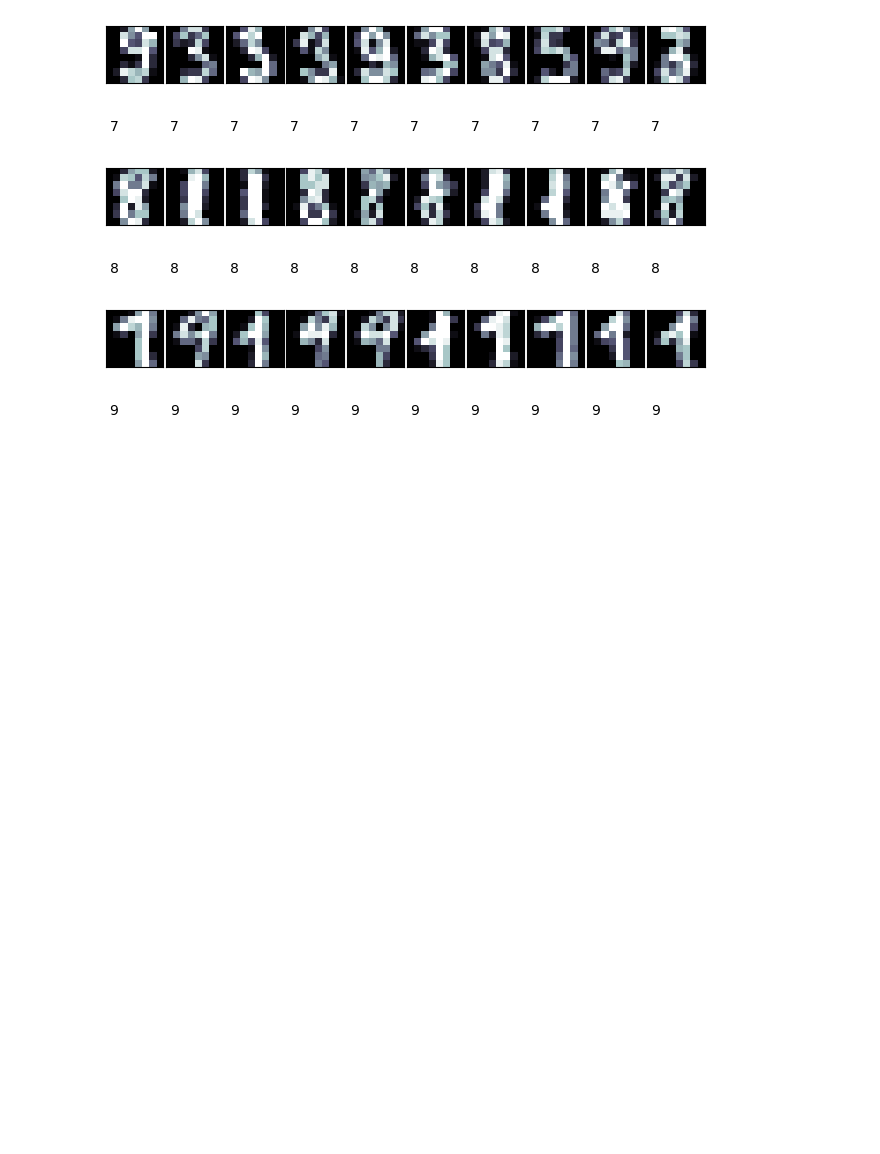
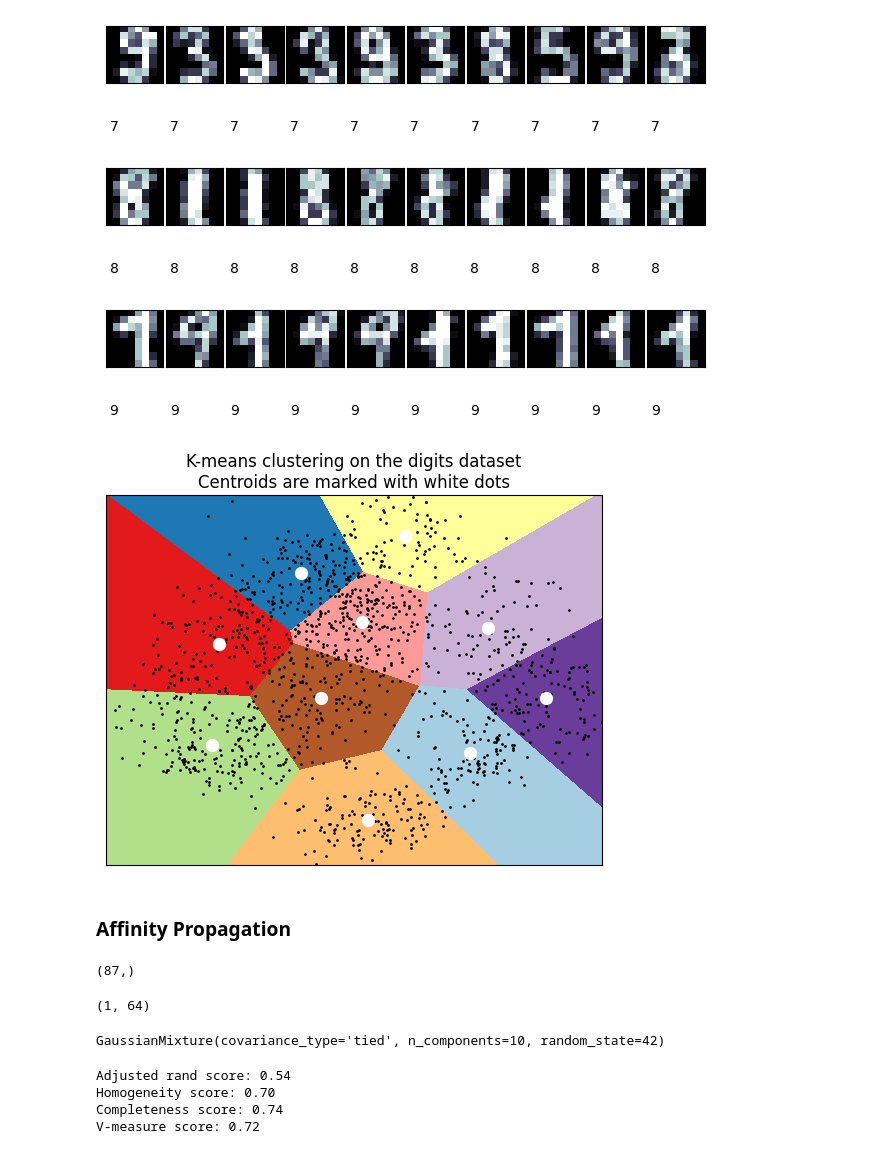
Before and after one commit to PhalHuon/image_recognition, a Jupyter notebook: code/img_recog.ipynb, the cells around one changed output. Cells and saved outputs as stored; diff of their text form; code cells hidden in the pictures; blank space fills up the shorter version.

```diff
--- a/code/img_recog.ipynb
+++ b/code/img_recog.ipynb
@@ -144,3 +144,83 @@ for i in range(10):
 [figure]
 [figure]
 [figure]
+# %%
+from sklearn import decomposition
+pca = decomposition.PCA(n_components=2).fit(X_train)
+reduced_X_train = pca.transform(X_train)
+
+h = 0.01
+x_min, x_max = reduced_X_train[:,0].min() + 1, reduced_X_train[:,0].max() - 1
+
+y_min, y_max = reduced_X_train[:, 1].min() + 1, reduced_X_train[:, 1].max() - 1
+
+xx, yy = np.meshgrid(np.arange(x_min, x_max, h),
+np.arange(y_min, y_max, h))
+
+kmeans = KMeans(init='k-means++', n_clusters=n_digits,
+n_init=10)
+# %%
+kmeans.fit(reduced_X_train)
+Z = kmeans.predict(np.c_[xx.ravel(), yy.ravel()])
+Z = Z.reshape(xx.shape)
+plt.figure(1)
+plt.clf()
+plt.imshow(Z, interpolation='nearest',
+            extent=(xx.min(), xx.max(), yy.min(),
+            yy.max()), cmap=plt.cm.Paired, aspect='auto', origin='lower')
+plt.plot(reduced_X_train[:, 0], reduced_X_train[:, 1], 'k.',markersize=2)
+
+centroids = kmeans.cluster_centers_
+plt.scatter(centroids[:, 0],
+             centroids[:, 1],
+             marker='.',
+             s=169,
+             linewidths=3,
+             color='w',
+             zorder=10)
+plt.title("K-means clustering on the digits dataset\nCentroids are marked with white dots")
+plt.xlim(x_min, x_max)
+plt.ylim(y_min, y_max)
+plt.xticks(())
+plt.yticks(())
+plt.show()
+# %% [output]
+[figure, added]
+# %% [markdown]
+### Affinity Propagation
+# %%
+from sklearn import cluster
+aff = cluster.AffinityPropagation()
+aff.fit(X_train)
+print(aff.cluster_centers_indices_.shape)
+# %% [output]
+(87,)
+# %%
+ms = cluster.MeanShift()
+ms.fit(X_train)
+print(ms.cluster_centers_.shape)
+# %% [output]
+(1, 64)
+# %%
+from sklearn import mixture
+
+gm = mixture.GaussianMixture(n_components=n_digits,
+                           covariance_type='tied',
+                           random_state=42)
+gm.fit(X_train)
+# %% [output]
+GaussianMixture(covariance_type='tied', n_components=10, random_state=42)
+# %%
+from sklearn import metrics
+
+y_pred = gm.predict(X_test)
+rand_score = metrics.adjusted_rand_score(y_test, y_pred)
+print(f"Adjusted rand score: {rand_score:.2f}")
+print(f"Homogeneity score: {metrics.homogeneity_score(y_test, y_pred):.2f}")
+print(f"Completeness score: {metrics.completeness_score(y_test, y_pred):.2f}")
+print(f"V-measure score: {metrics.v_measure_score(y_test, y_pred):.2f}")
+# %% [output]
+Adjusted rand score: 0.54
+Homogeneity score: 0.70
+Completeness score: 0.74
+V-measure score: 0.72
```
Also changed, not shown: parts of 1 cell of this notebook.
